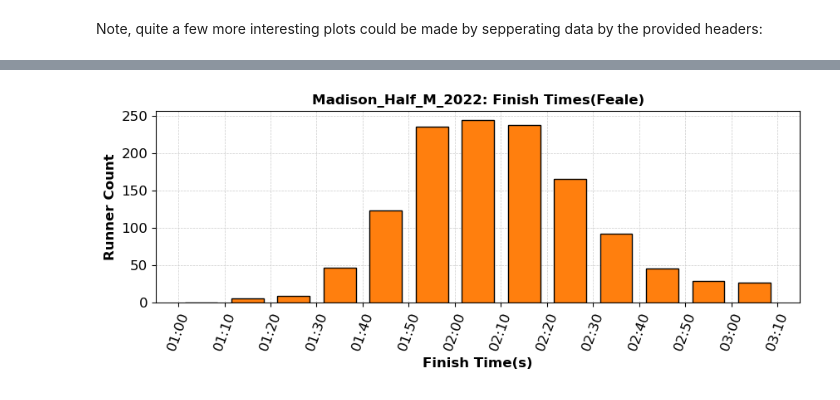
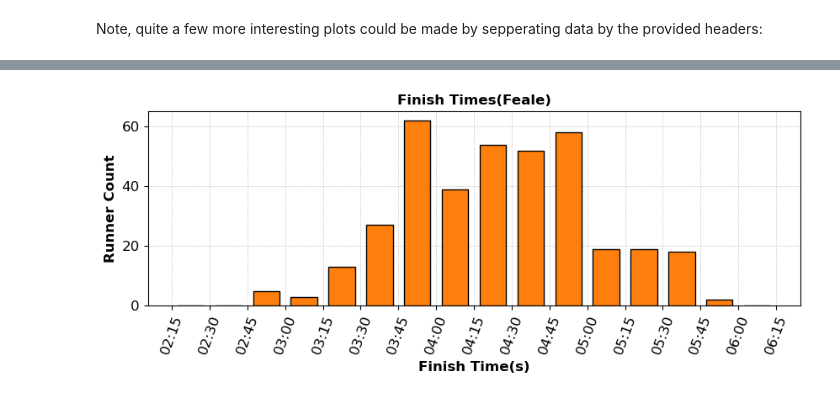
Before and after one commit to NateZimmer/run_data, a Jupyter notebook: race_stats.ipynb, the cells around one changed output, grey strips where cells are left out. Saved outputs shown, nothing was run; the diff lists cells and outputs as text; code cells hidden in the pictures.

```diff
--- a/race_stats.ipynb
+++ b/race_stats.ipynb
@@ -57,14 +57,13 @@ plt.rcParams["axes.prop_cycle"] = plt.cycler("color", plt.cm.tab10.colors)
 # uncomment the following to make the request, to be site friendly, this is commented out
 #req_url = 'https://runsignup.com/Race/Results/26569/?resultSetId=355216&page=1&num=2000&search=#resultSetId-355216;perpage:2000' # 2022
 #req_url = 'https://runsignup.com/Race/Results/26569/?search&resultSetId=289213&page=1&num=2000&search=' # 2021
-req_url = 'https://runsignup.com/Race/Results/26569/?search&resultSetId=355413&page=1&num=4000&search=' #2022 H/M
-
-running_data = requests.get(req_url,headers = {"Accept": "application/json"} )
-running_data_json = json.loads(running_data.text)
+#req_url = 'https://runsignup.com/Race/Results/26569/?search&resultSetId=355413&page=1&num=4000&search=' #2022 H/M
+# running_data = requests.get(req_url,headers = {"Accept": "application/json"} )
+#running_data_json = json.loads(running_data.text)
 
 # pull from saved
-# file1 = open("data/madison_full_m_2022.json", "r+")
-# running_data_json = json.loads(file1.read())
+file1 = open("data/madison_full_m_2022.json", "r+")
+running_data_json = json.loads(file1.read())
 
 race_name = 'Madison_Half_M_2022'
 run_data = np.array(running_data_json['resultSet']['results'])
@@ -103,16 +102,16 @@ for i in range(len(run_data)):
         0
 
 # Get nices half bins
-time_start = datetime.strptime('1:0',"%H:%M")
-time_bins = []
-for i in range(14):
-   time_bins.append(time_start + timedelta(minutes=i*10))
+# time_start = datetime.strptime('1:0',"%H:%M")
+# time_bins = []
+# for i in range(14):
+#    time_bins.append(time_start + timedelta(minutes=i*10))
 
 # Get nices bins full
-# time_start = datetime.strptime('2:15',"%H:%M")
-# time_bins = []
-# for i in range(17):
-#     time_bins.append(time_start + timedelta(minutes=i*15))
+time_start = datetime.strptime('2:15',"%H:%M")
+time_bins = []
+for i in range(17):
+    time_bins.append(time_start + timedelta(minutes=i*15))
 
 # Create bins for ages
 age_bins = []
@@ -209,17 +208,17 @@ plot_finish_m(fig_male_finish, ax4)
 # %%
 fig_female_finish,ax5 = plt.subplots()
 
 def plot_finish_f(fig,ax):
     ax.grid(color='0.8', linestyle='--', linewidth=0.5, zorder=0) # Grid
     ax.hist(finish_times_F, bins=time_bins, ec="black", rwidth=0.7, zorder=3, color=plt.cm.tab10.colors[1]) # times & bins
     xfmt = matplotlib.dates.DateFormatter('%H:%M') # clean time labels
     ax.xaxis.set_major_formatter(xfmt) # apply label format
     fig.set_size_inches(10,3); # figure size
     ax.tick_params(axis='x',labelrotation=70)
     ax.set_xticks(time_bins);
     ax.set_ylabel('Runner Count')
     ax.set_xlabel('Finish Time(s)');
-    ax.set_title(race_name +': '+ 'Finish Times(Feale)');
+    ax.set_title('Finish Times(Feale)');
 plot_finish_f(fig_female_finish,ax5)
 # %% [output]
-[figure, old version]
+[figure, new version]
```
Also changed, not shown: parts of 6 cells of this notebook, 1 other file.
